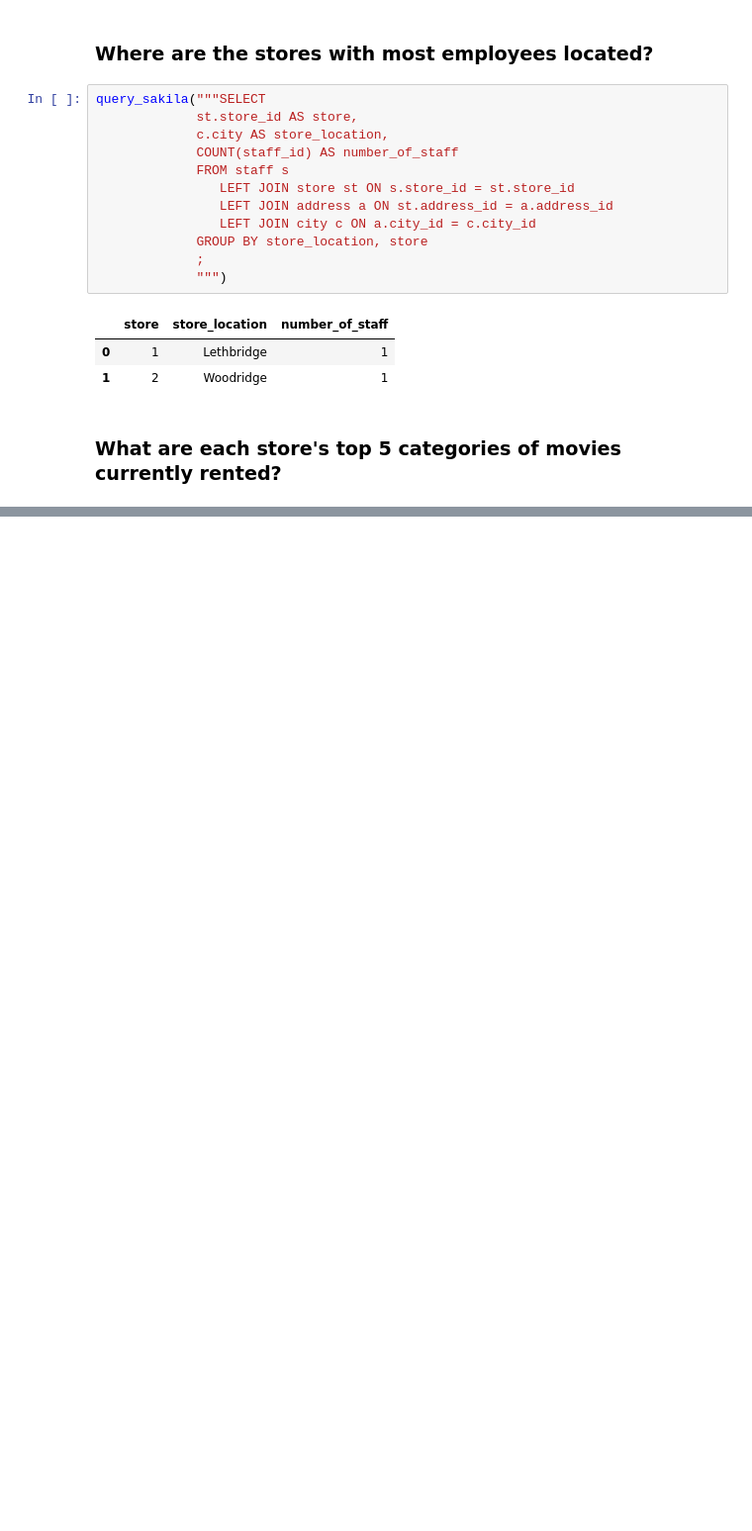
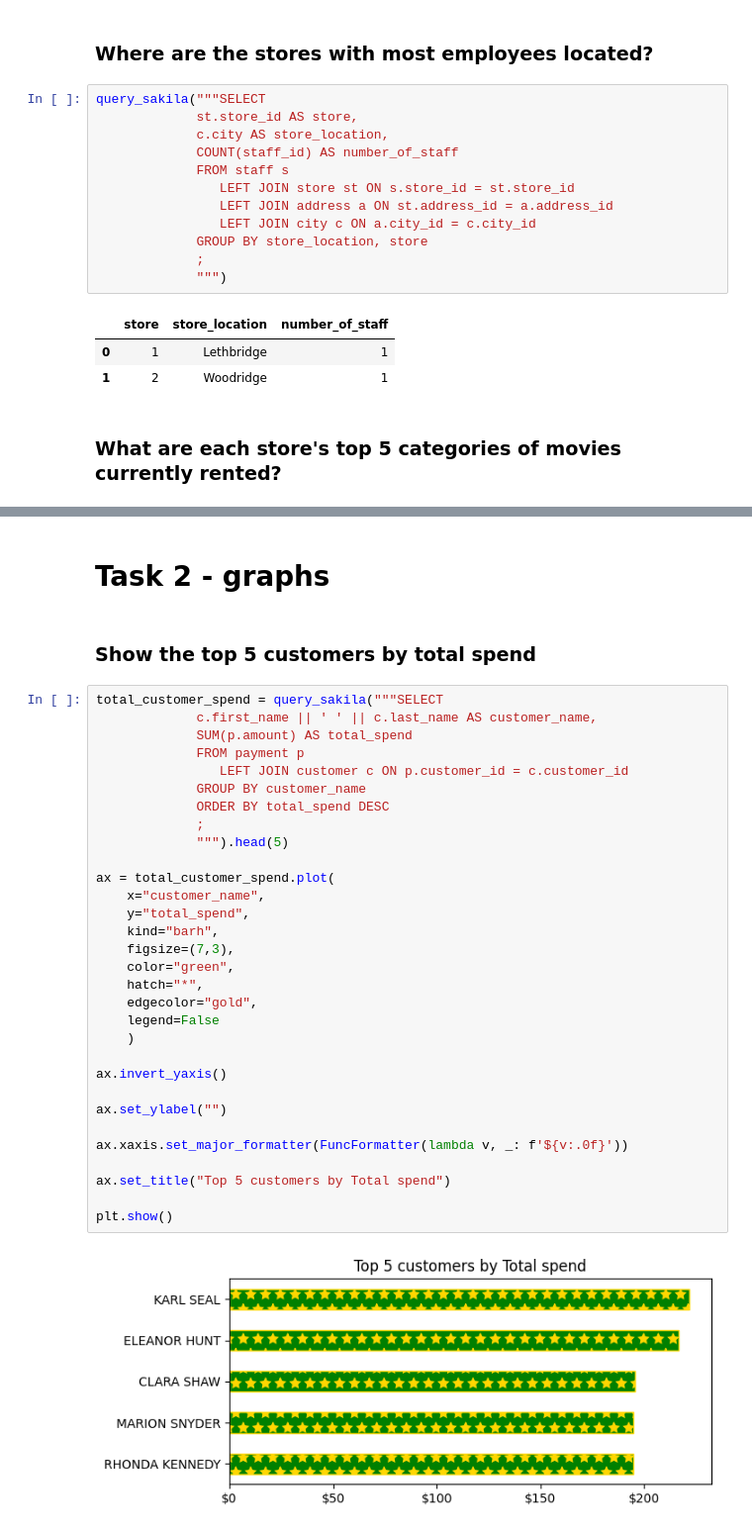
Before and after one commit to Josefin3647/sakila_lab_josefin_le, a Jupyter notebook: eda.ipynb, the cells around one changed output, grey strips where cells are left out. Shown: that part at 99% size. Cells and saved outputs as stored; diff of their text form; blank space fills up the shorter version.

Commit message:
Task 2, assignment A

```diff
--- a/eda.ipynb
+++ b/eda.ipynb
@@ -205,0 +248,37 @@ query_sakila("""
+# %% [markdown]
+# Task 2 - graphs
+# %% [markdown]
+### Show the top 5 customers by total spend
+# %%
+total_customer_spend = query_sakila("""SELECT
+             c.first_name || ' ' || c.last_name AS customer_name,
+             SUM(p.amount) AS total_spend
+             FROM payment p
+                LEFT JOIN customer c ON p.customer_id = c.customer_id
+             GROUP BY customer_name
+             ORDER BY total_spend DESC
+             ;
+             """).head(5)
+
+ax = total_customer_spend.plot(
+    x="customer_name",
+    y="total_spend",
+    kind="barh",
+    figsize=(7,3),
+    color="green",
+    hatch="*",
+    edgecolor="gold",
+    legend=False
+    )
+
+ax.invert_yaxis()
+
+ax.set_ylabel("")
+
+ax.xaxis.set_major_formatter(FuncFormatter(lambda v, _: f'${v:.0f}'))
+
+ax.set_title("Top 5 customers by Total spend")
+
+plt.show()
+# %% [output]
+[figure, added]
```
Also changed, not shown: parts of 10 cells of this notebook.
